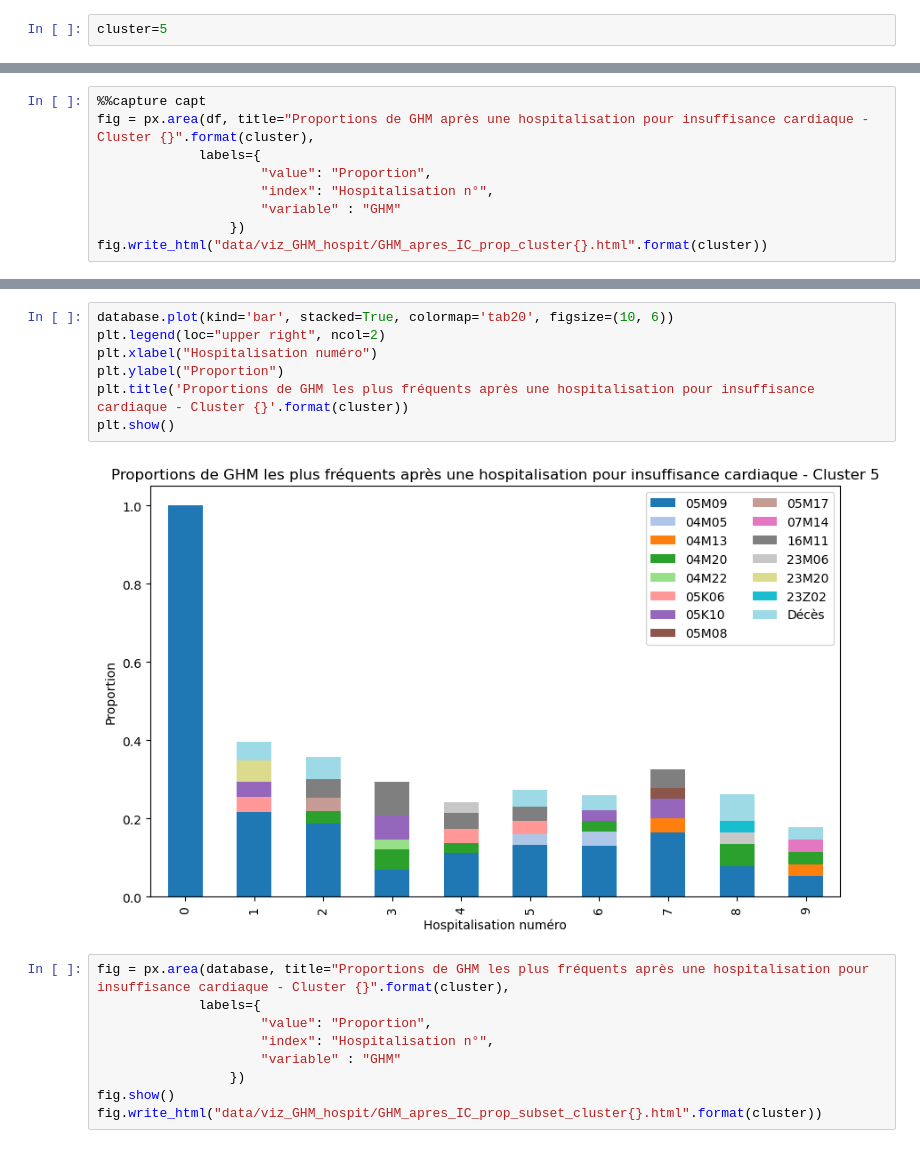
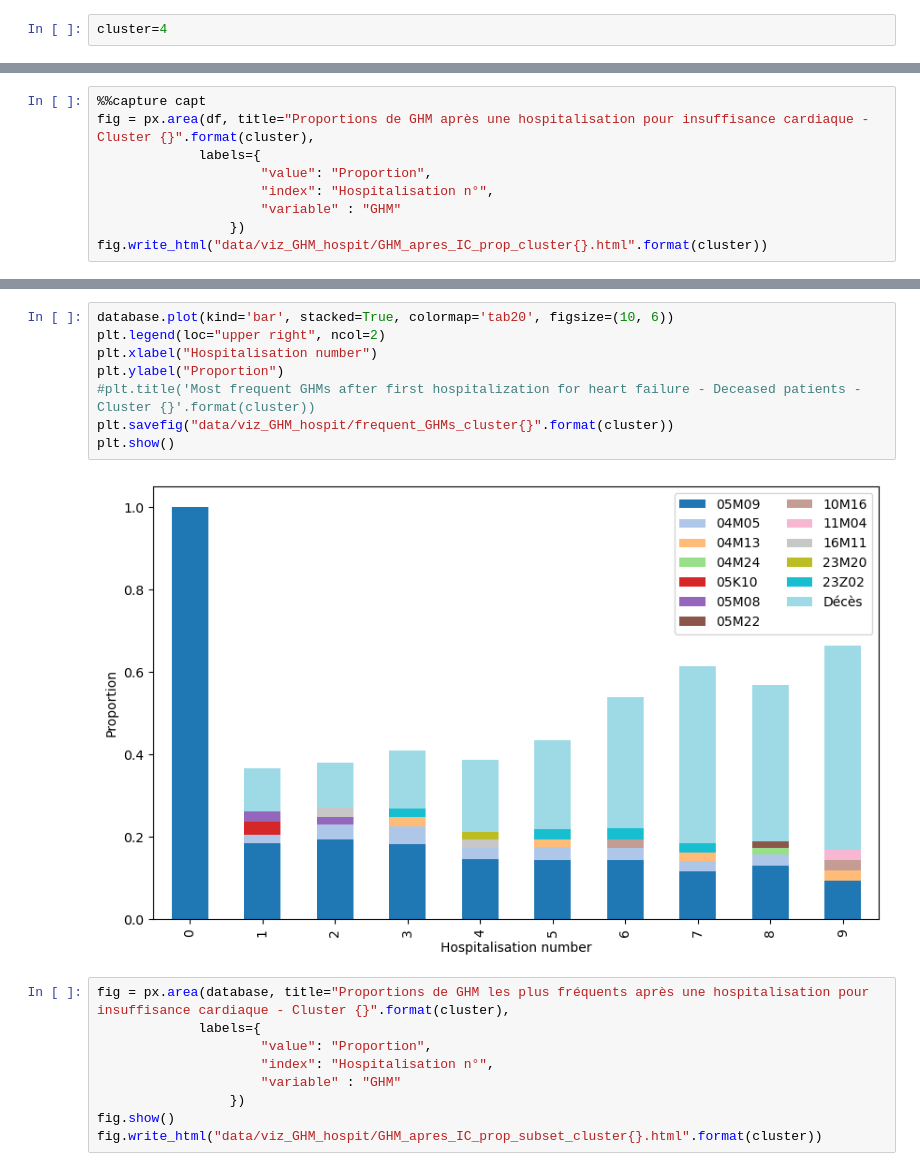
Before and after one commit to Kirscher/TextMining_Parcours_de_soin, a Jupyter notebook: base_sequentielle_clusters.ipynb, the cells around one changed output, grey strips where cells are left out. Saved outputs shown, nothing was run; the diff lists cells and outputs as text.

```diff
--- a/base_sequentielle_clusters.ipynb
+++ b/base_sequentielle_clusters.ipynb
@@ -15,7 +15,7 @@ import plotly.express as px
 p_soins=pd.read_csv("./data/p_soins_morts.csv", index_col=0)
 p_soins_IC=pd.read_csv("./data/p_soins_IC_morts.csv", index_col=0)
 # %%
-cluster=5
+cluster=4
 # %%
 p_soins=p_soins[p_soins['1']==cluster]
 p_soins_IC=p_soins_IC[p_soins_IC['1']==cluster]
@@ -312,12 +312,13 @@ database.head()
 # %%
 database.plot(kind='bar', stacked=True, colormap='tab20', figsize=(10, 6))
 plt.legend(loc="upper right", ncol=2)
-plt.xlabel("Hospitalisation numéro")
+plt.xlabel("Hospitalisation number")
 plt.ylabel("Proportion")
-plt.title('Proportions de GHM les plus fréquents après une hospitalisation pour insuffisance cardiaque - Cluster {}'.format(cluster))
+#plt.title('Most frequent GHMs after first hospitalization for heart failure - Deceased patients - Cluster {}'.format(cluster))
+plt.savefig("data/viz_GHM_hospit/frequent_GHMs_cluster{}".format(cluster))
 plt.show()
 # %% [output]
-[figure, old version]
+[figure, new version]
 # %%
 fig = px.area(database, title="Proportions de GHM les plus fréquents après une hospitalisation pour insuffisance cardiaque - Cluster {}".format(cluster),
              labels={
```
Also changed, not shown: parts of 16 cells of this notebook, 21 other files.
